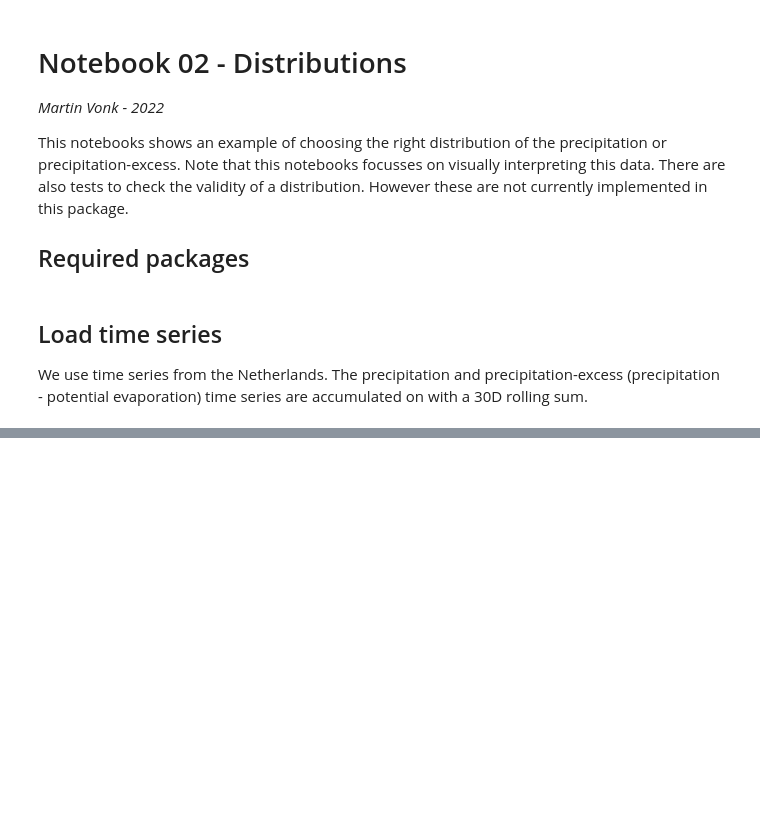
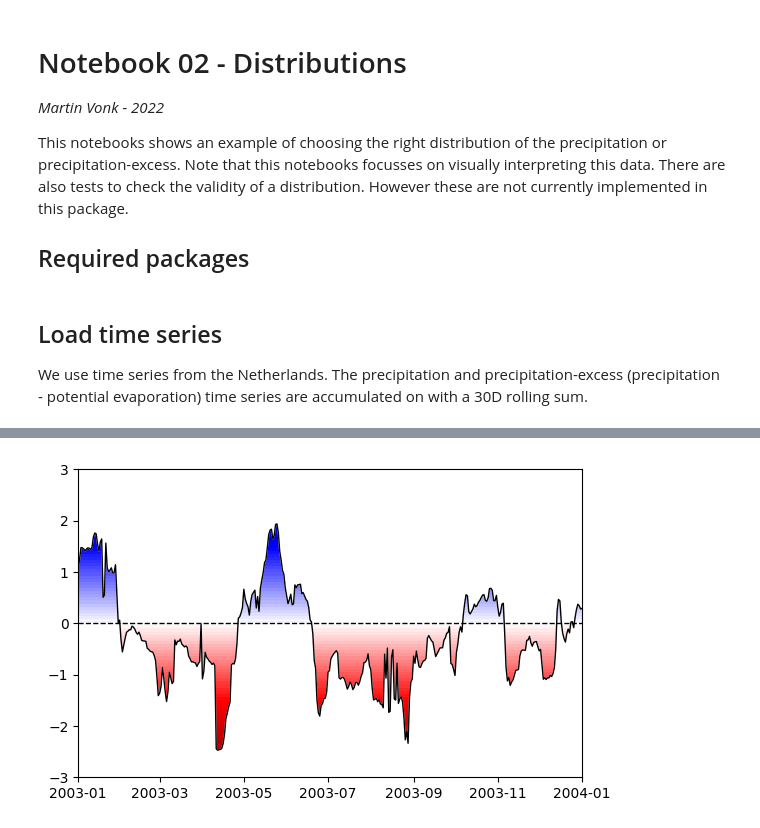
Before and after one commit to martinvonk/SPEI, a Jupyter notebook: doc/examples/example02_distributions.ipynb, the cells around one changed output, grey strips where cells are left out. Cells and saved outputs as stored; diff of their text form; code cells hidden in the pictures; blank space fills up the shorter version.

```diff
--- a/doc/examples/example02_distributions.ipynb
+++ b/doc/examples/example02_distributions.ipynb
@@ -103,0 +138,7 @@ plt.suptitle(
+# %%
+spi_d = si.spi(pe, dist=scs.gamma, freq="D")
+# %%
+ax = si.plot.si(spi_d, ybound=3)
+ax.set_xlim(pd.Timestamp("2003-01-01"), pd.Timestamp("2004-01-01"));
+# %% [output]
+[figure, added]
```
Also changed, not shown: parts of 22 cells of this notebook.
